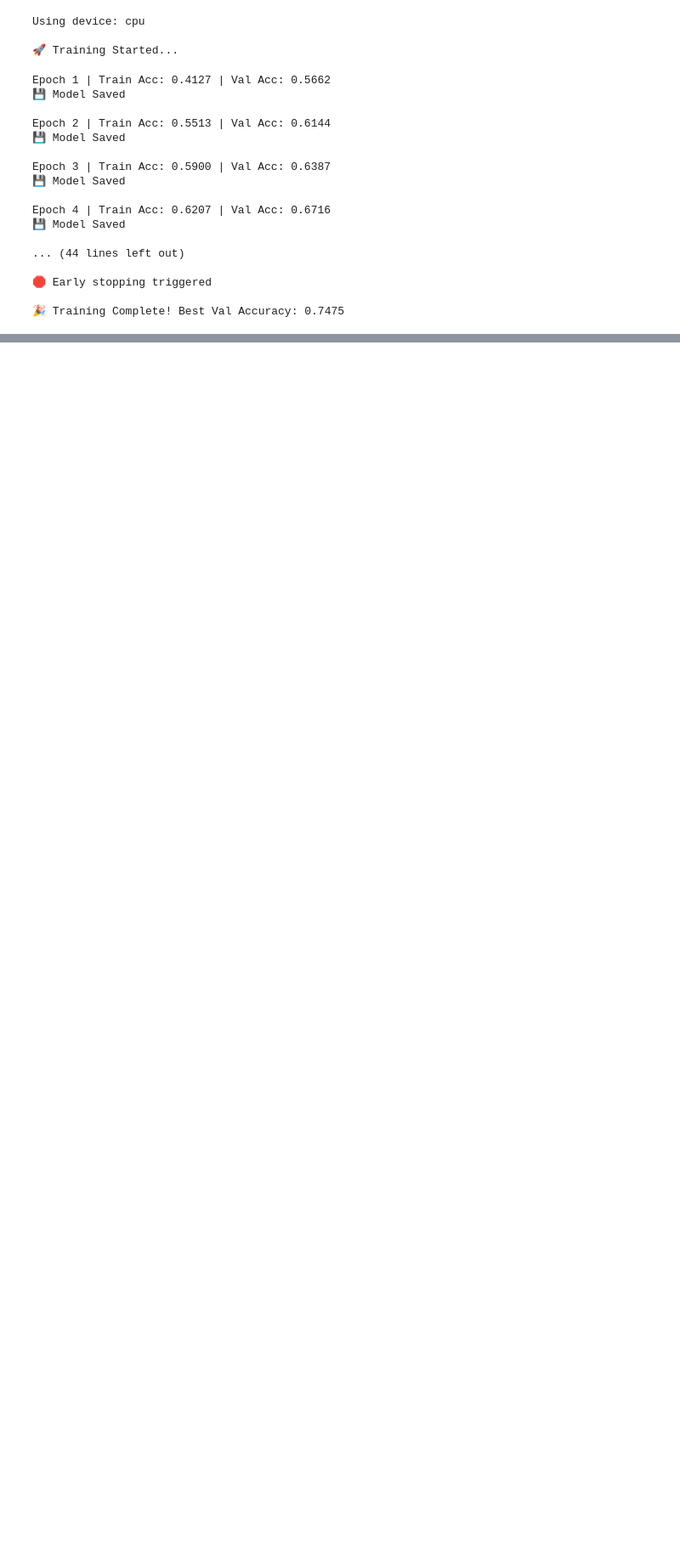
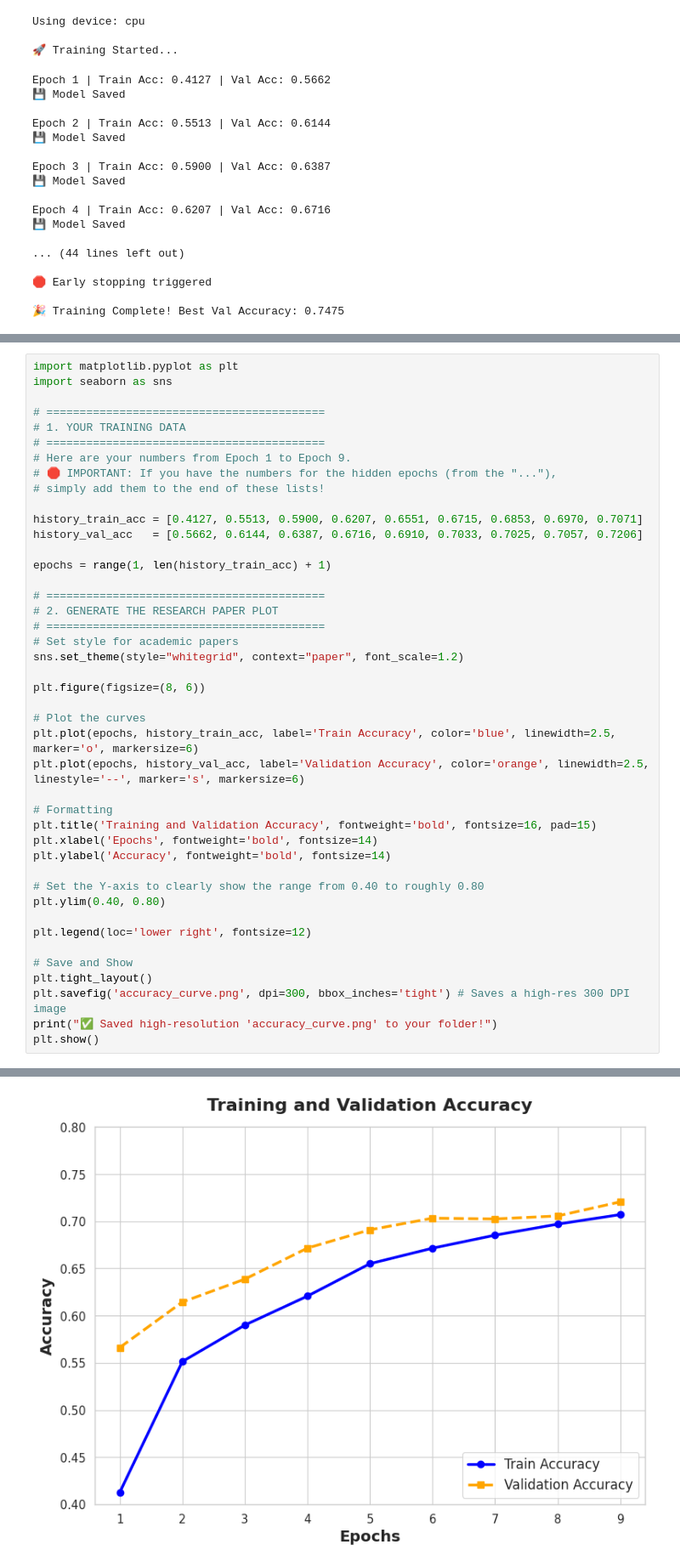
Before and after one commit to CYBERCONQUEROR/PHD-Project, a Jupyter notebook: cnn_bilstm_attention.ipynb, the cells around one changed output, grey strips where cells are left out. Shown at 85% size. Saved outputs shown, nothing was run; the diff lists cells and outputs as text; blank space fills up the shorter version.

```diff
--- a/cnn_bilstm_attention.ipynb
+++ b/cnn_bilstm_attention.ipynb
@@ -290,0 +326,44 @@ Epoch 4 | Train Acc: 0.6207 | Val Acc: 0.6716
+# %%
+import matplotlib.pyplot as plt
+import seaborn as sns
+
+# ==========================================
+# 1. YOUR TRAINING DATA
+# ==========================================
+# Here are your numbers from Epoch 1 to Epoch 9.
+# 🛑 IMPORTANT: If you have the numbers for the hidden epochs (from the "..."),
+# simply add them to the end of these lists!
+
+history_train_acc = [0.4127, 0.5513, 0.5900, 0.6207, 0.6551, 0.6715, 0.6853, 0.6970, 0.7071]
+history_val_acc   = [0.5662, 0.6144, 0.6387, 0.6716, 0.6910, 0.7033, 0.7025, 0.7057, 0.7206]
+
+epochs = range(1, len(history_train_acc) + 1)
+
+# ==========================================
+# 2. GENERATE THE RESEARCH PAPER PLOT
+# ==========================================
+# Set style for academic papers
+sns.set_theme(style="whitegrid", context="paper", font_scale=1.2)
+
+plt.figure(figsize=(8, 6))
+
+# Plot the curves
+plt.plot(epochs, history_train_acc, label='Train Accuracy', color='blue', linewidth=2.5, marker='o', markersize=6)
+plt.plot(epochs, history_val_acc, label='Validation Accuracy', color='orange', linewidth=2.5, linestyle='--', marker='s', markersize=6)
+
+# Formatting
+plt.title('Training and Validation Accuracy', fontweight='bold', fontsize=16, pad=15)
+plt.xlabel('Epochs', fontweight='bold', fontsize=14)
+plt.ylabel('Accuracy', fontweight='bold', fontsize=14)
+
+# Set the Y-axis to clearly show the range from 0.40 to roughly 0.80
+plt.ylim(0.40, 0.80)
+
+plt.legend(loc='lower right', fontsize=12)
+
+# Save and Show
+plt.tight_layout()
+plt.savefig('accuracy_curve.png', dpi=300, bbox_inches='tight') # Saves a high-res 300 DPI image
+print("✅ Saved high-resolution 'accuracy_curve.png' to your folder!")
+plt.show()
+# %% [output]
@@ -290,0 +371 @@ Epoch 4 | Train Acc: 0.6207 | Val Acc: 0.6716
+[figure, added]
```
Also changed, not shown: parts of 3 cells of this notebook, 2 other files.
